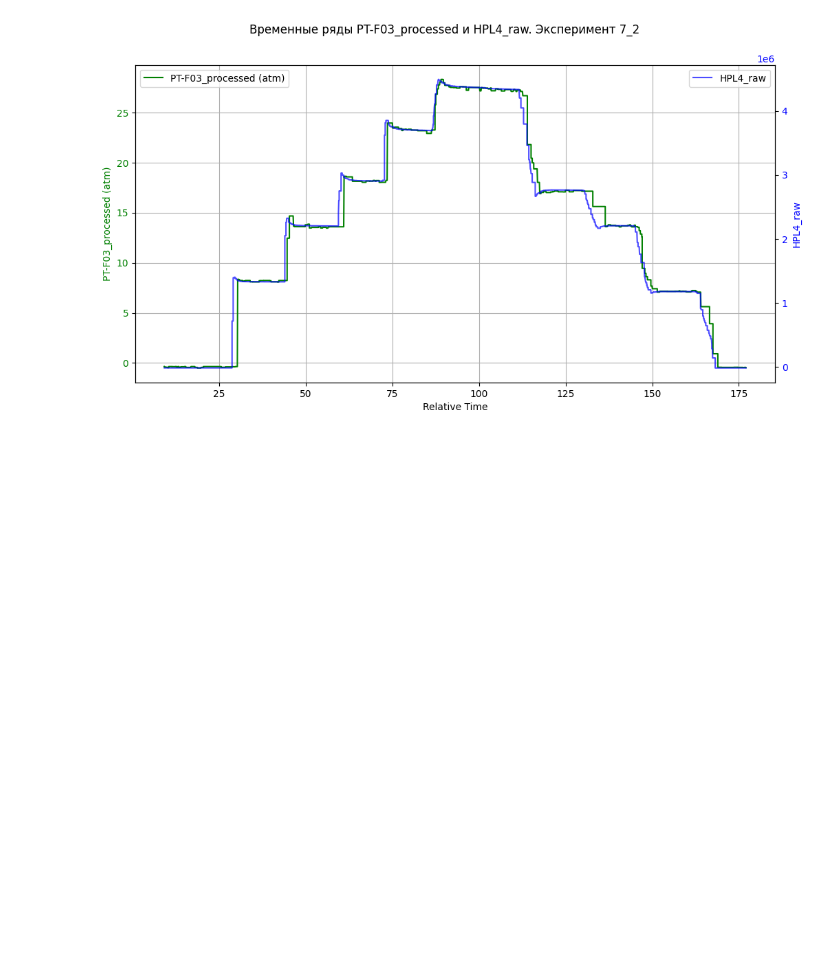
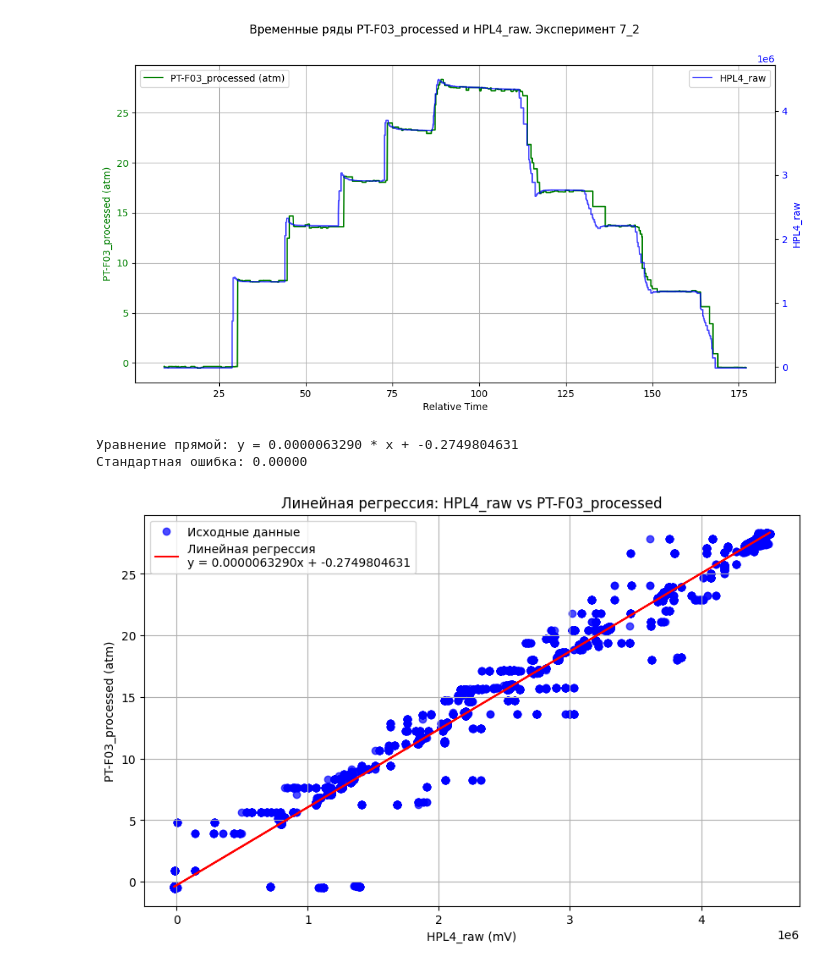
Before and after one commit to in-space-we-thrust/experiments, a Jupyter notebook: pressure_hx711_measurement_exp7/experiment_7.ipynb, the cells around one changed output. Drawn from its saved outputs; the diff is of its cells as text; code cells hidden in the pictures; blank space fills up the shorter version.

Commit message:
Добавила рассчет коэффициентов линейной регрессии

```diff
--- a/pressure_hx711_measurement_exp7/experiment_7.ipynb
+++ b/pressure_hx711_measurement_exp7/experiment_7.ipynb
@@ -131,3 +132,38 @@ plt.savefig(f'./results/Relative_Time_HPL4_raw_PT-F03_processed_exp7_2.png')
 plt.show()
 # %% [output]
 [figure]
+# %%
+# Объединяем данные из двух датафреймов
+combined_df = pd.concat([exp7_1_df, exp7_2_df], ignore_index=True)
+# %%
+# Исходные данные из колонок
+y = combined_df['PT-F03_processed (atm)']
+x = combined_df['HPL4_raw']
+
+# Линейная регрессия
+slope, intercept, r_value, p_value, std_err = linregress(x, y)
+
+# Вывод коэффициентов
+print(f"Уравнение прямой: y = {slope:.10f} * x + {intercept:.10f}")
+print(f"Стандартная ошибка: {std_err:.5f}")
+# %% [output]
+Уравнение прямой: y = 0.0000063290 * x + -0.2749804631
+Стандартная ошибка: 0.00000
+# %%
+# Построение графика
+plt.figure(figsize=(10, 6))
+plt.scatter(x, y, alpha=0.7, label='Исходные данные', color='blue')
+
+# Линия регрессии
+regression_line = slope * x + intercept
+plt.plot(x, regression_line, color='red', label=f'Линейная регрессия\ny = {slope:.10f}x + {intercept:.10f}')
+
+# Подписи и легенда
+plt.title('Линейная регрессия: HPL4_raw vs PT-F03_processed')
+plt.ylabel('PT-F03_processed (atm)')
+plt.xlabel('HPL4_raw (mV)')
+plt.legend()
+plt.grid()
+plt.show()
+# %% [output]
+[figure, added]
```
Also changed, not shown: parts of 1 cell of this notebook, 1 other file.
